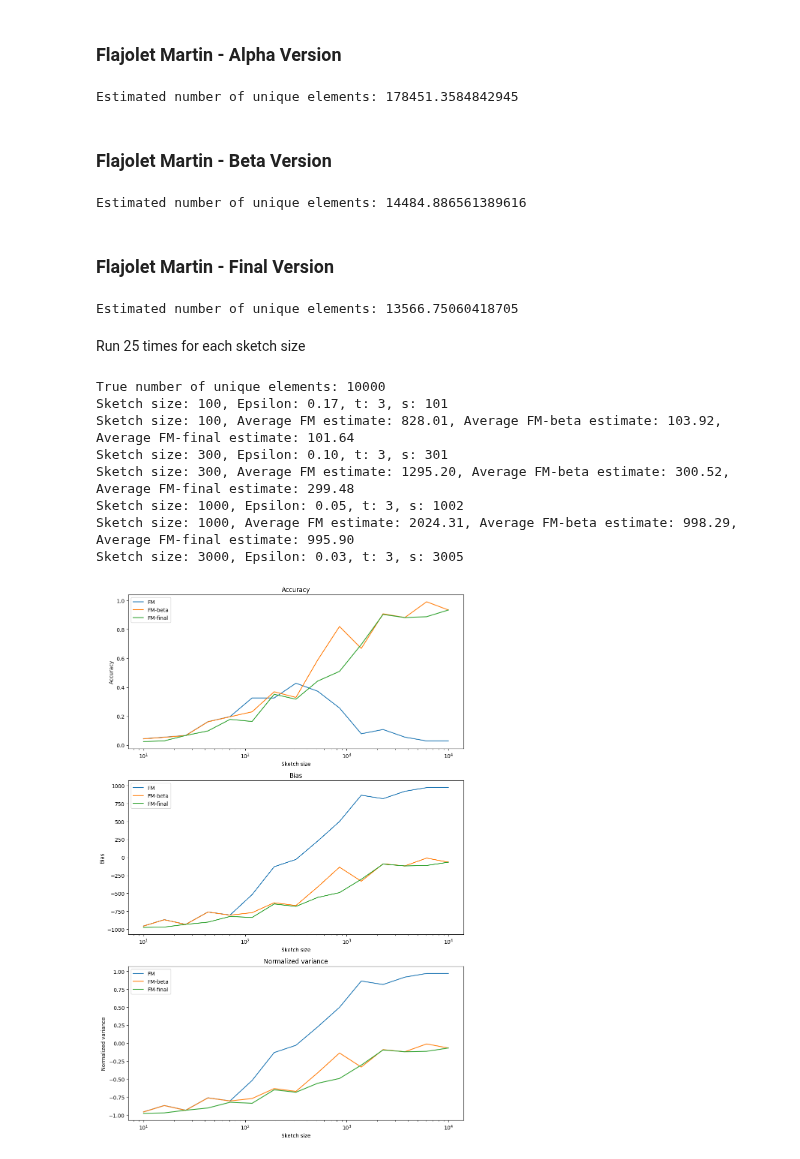
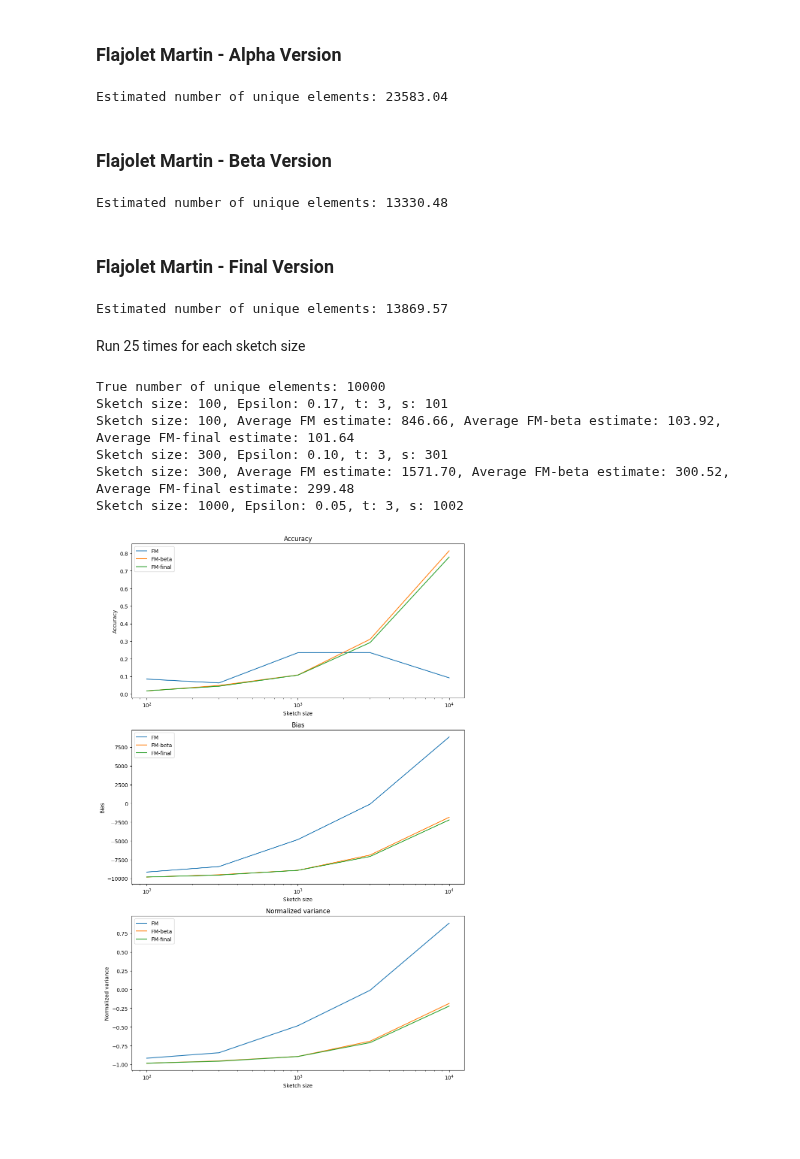
Before and after one commit to Gal-Noy/MSC-Data-Streaming-Algorithms, a Jupyter notebook: FM_CountMin/FM_CountMin.ipynb, the cells around one changed output. Drawn from its saved outputs; the diff is of its cells as text; code cells hidden in the pictures; blank space fills up the shorter version.

```diff
--- a/FM_CountMin/FM_CountMin.ipynb
+++ b/FM_CountMin/FM_CountMin.ipynb
@@ -32,13 +31,0 @@ Sketch sizes: [100, 300, 1000, 3000, 10000, 30000, 50000]
-# %%
-from functools import lru_cache
-
-@lru_cache(maxsize=None)
-def hash_fn(element: int, seed: int = SEED) -> int:
-    """
-    Hash function that maps an element to an integer.
-    :param element: The element to hash.
-    :param seed: The seed for the hash function.
-    :return: The hash value of the element between 0 and 1.
-    """
-    key = (element, seed)
-    return (hash(key) % 2**32) / 2**32
@@ -53,13 +61,13 @@ def flajolet_martin(stream: np.ndarray) -> float:
     :param stream: numpy array of elements
     :return: estimated number of distinct elements
     """
-    hashed_stream = np.vectorize(hash_fn)(stream)
+    hashed_stream = hash_stream(stream)
     return 1 / np.min(hashed_stream)
 
 # Sanity check
-print(f"Estimated number of unique elements: {flajolet_martin(stream)}")
+print(f"Estimated number of unique elements: {flajolet_martin(stream):.2f}")
 # %% [output]
-Estimated number of unique elements: 178451.3584842945
+Estimated number of unique elements: 23583.04
 # %% [markdown]
 ### Flajolet Martin - Beta Version
 # %%
@@ -76,13 +84,15 @@ def flajolet_martin_beta(stream: np.ndarray, s: int, seeds: Optional[np.ndarray]
     seeds = np.arange(s) if seeds is None else seeds
     assert len(seeds) == s, "Number of seeds must match the number of FM estimators"
 
-    Z = np.min(np.vectorize(hash_fn)(stream, np.array(seeds)[:, None]), axis=1)
+    estimates = multi_hash_stream(stream, seeds)
+
+    Z = np.min(estimates, axis=1)
     return 1 / np.mean(Z) - 1
 
 # Sanity check
-print(f"Estimated number of unique elements: {flajolet_martin_beta(stream, 100)}")
+print(f"Estimated number of unique elements: {flajolet_martin_beta(stream, 300):.2f}")
 # %% [output]
-Estimated number of unique elements: 14484.886561389616
+Estimated number of unique elements: 13330.48
 # %% [markdown]
 ### Flajolet Martin - Final Version
 # %%
@@ -105,9 +115,9 @@ def flajolet_martin_final(stream: np.ndarray, t: int, s: int) -> float:
     return np.median(estimates)
 
 # Sanity check
-print(f"Estimated number of unique elements: {flajolet_martin_final(stream, 3, 100)}")
+print(f"Estimated number of unique elements: {flajolet_martin_final(stream, 3, 100):.2f}")
 # %% [output]
-Estimated number of unique elements: 13566.75060418705
+Estimated number of unique elements: 13869.57
 # %% [markdown]
 Run 25 times for each sketch size
 # %%
@@ -137,25 +147,22 @@ def process_sketch(sketch_size: int) -> tuple:
     print(f"Sketch size: {sketch_size}, Average FM estimate: {np.mean(fm_results):.2f}, Average FM-beta estimate: {np.mean(fm_beta_results):.2f}, Average FM-final estimate: {np.mean(fm_final_results):.2f}")
     return fm_results, fm_beta_results, fm_final_results
 
-true_unique = len(np.unique(stream))
-print(f"True number of unique elements: {true_unique}")
+print(f"True number of unique elements: {num_unique_elements}")
 
 results = [process_sketch(sketch_size) for sketch_size in sketch_sizes]
 # %% [output]
 True number of unique elements: 10000
 Sketch size: 100, Epsilon: 0.17, t: 3, s: 101
-Sketch size: 100, Average FM estimate: 828.01, Average FM-beta estimate: 103.92, Average FM-final estimate: 101.64
+Sketch size: 100, Average FM estimate: 846.66, Average FM-beta estimate: 103.92, Average FM-final estimate: 101.64
 Sketch size: 300, Epsilon: 0.10, t: 3, s: 301
-Sketch size: 300, Average FM estimate: 1295.20, Average FM-beta estimate: 300.52, Average FM-final estimate: 299.48
+Sketch size: 300, Average FM estimate: 1571.70, Average FM-beta estimate: 300.52, Average FM-final estimate: 299.48
 Sketch size: 1000, Epsilon: 0.05, t: 3, s: 1002
-Sketch size: 1000, Average FM estimate: 2024.31, Average FM-beta estimate: 998.29, Average FM-final estimate: 995.90
-Sketch size: 3000, Epsilon: 0.03, t: 3, s: 3005
 # %%
 import matplotlib.pyplot as plt
 
-# fm_results = {sketch_size: results[i][0] for i, sketch_size in enumerate(sketch_sizes)}
-# fm_beta_results = {sketch_size: results[i][1] for i, sketch_size in enumerate(sketch_sizes)}
-# fm_final_results = {sketch_size: results[i][2] for i, sketch_size in enumerate(sketch_sizes)}
+fm_results = {sketch_size: results[i][0] for i, sketch_size in enumerate(sketch_sizes)}
+fm_beta_results = {sketch_size: results[i][1] for i, sketch_size in enumerate(sketch_sizes)}
+fm_final_results = {sketch_size: results[i][2] for i, sketch_size in enumerate(sketch_sizes)}
 
 def calculate_metrics(estimates: dict) -> dict:
     """
@@ -172,9 +179,9 @@ def calculate_metrics(estimates: dict) -> dict:
         }
     return metrics
 
-fm_metrics = calculate_metrics(results[:, 0])
-fm_beta_metrics = calculate_metrics(results[:, 1])
-fm_final_metrics = calculate_metrics(results[:, 2])
+fm_metrics = calculate_metrics(fm_results)
+fm_beta_metrics = calculate_metrics(fm_beta_results)
+fm_final_metrics = calculate_metrics(fm_final_results)
 
 # Create a figure and axis
 fig, ax = plt.subplots(3, 1, figsize=(10, 15))
@@ -185,31 +192,31 @@ ax[0].plot(sketch_sizes, [fm_beta_metrics[sketch_size]["accuracy"] for sketch_si
 ax[0].plot(sketch_sizes, [fm_final_metrics[sketch_size]["accuracy"] for sketch_size in sketch_sizes], label="FM-final")
 ax[0].set_xscale("log")
 ax[0].set_xlabel("Sketch size")
 ax[0].set_ylabel("Accuracy")
 ax[0].set_title("Accuracy")
 ax[0].legend()
 
 # Plot the bias
 ax[1].plot(sketch_sizes, [fm_metrics[sketch_size]["bias"] for sketch_size in sketch_sizes], label="FM")
 ax[1].plot(sketch_sizes, [fm_beta_metrics[sketch_size]["bias"] for sketch_size in sketch_sizes], label="FM-beta")
 ax[1].plot(sketch_sizes, [fm_final_metrics[sketch_size]["bias"] for sketch_size in sketch_sizes], label="FM-final")
 ax[1].set_xscale("log")
 ax[1].set_xlabel("Sketch size")
 ax[1].set_ylabel("Bias")
 ax[1].set_title("Bias")
 ax[1].legend()
 
 # Plot the normalized variance
 ax[2].plot(sketch_sizes, [fm_metrics[sketch_size]["normalized_variance"] for sketch_size in sketch_sizes], label="FM")
 ax[2].plot(sketch_sizes, [fm_beta_metrics[sketch_size]["normalized_variance"] for sketch_size in sketch_sizes], label="FM-beta")
 ax[2].plot(sketch_sizes, [fm_final_metrics[sketch_size]["normalized_variance"] for sketch_size in sketch_sizes], label="FM-final")
 ax[2].set_xscale("log")
 ax[2].set_xlabel("Sketch size")
 ax[2].set_ylabel("Normalized variance")
 ax[2].set_title("Normalized variance")
 ax[2].legend()
 
 plt.tight_layout()
 plt.show()
 # %% [output]
-[figure, old version]
+[figure, new version]
```
Also changed, not shown: parts of 2 cells of this notebook.
